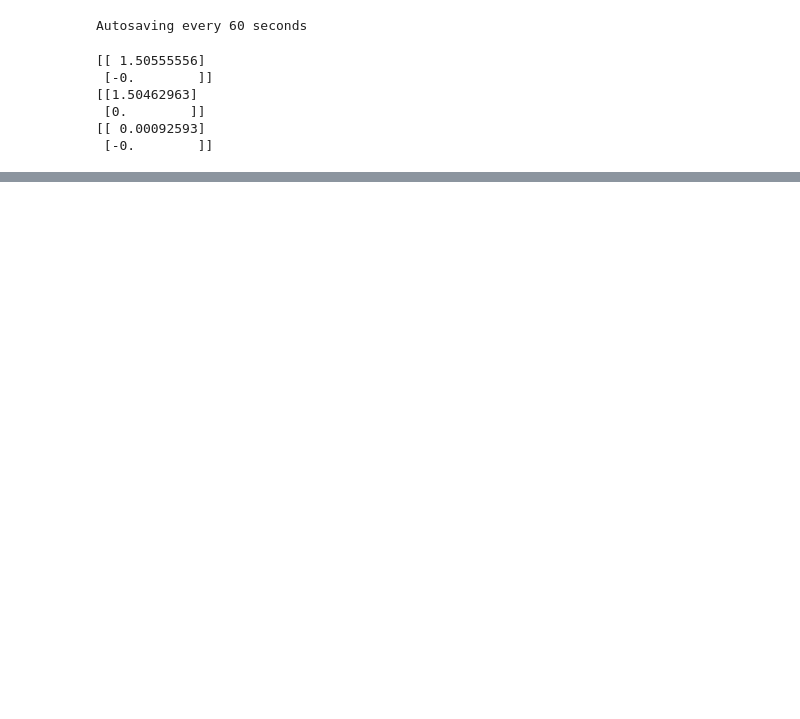
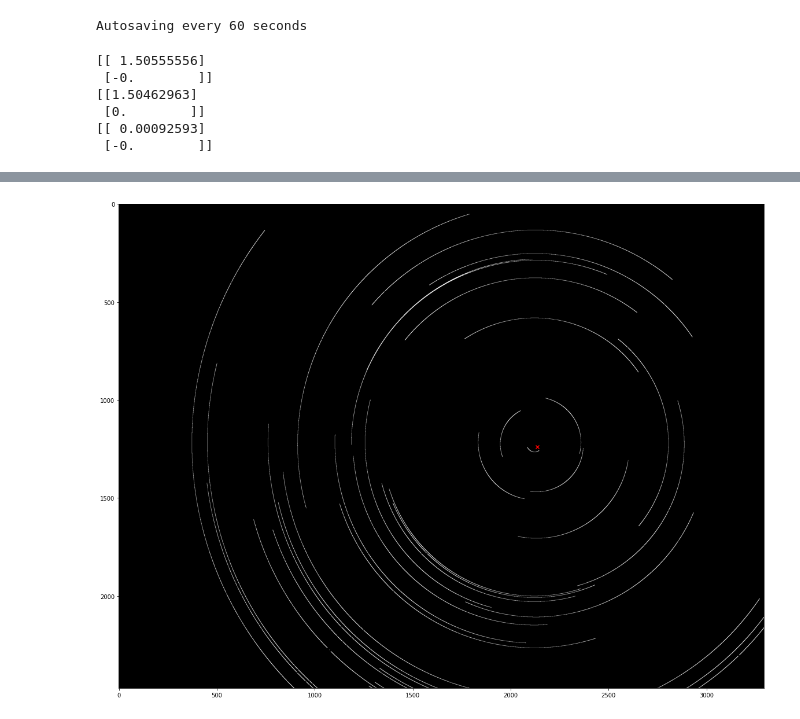
Before and after one commit to adriansh95/sitcom, a Jupyter notebook: starTracker/findBoresight/findBoresight.ipynb, the cells around one changed output, grey strips where cells are left out. Drawn from its saved outputs; the diff is of its cells as text; code cells hidden in the pictures; blank space fills up the shorter version.

Commit message:
added function to visualize image and boresight

```diff
--- a/starTracker/findBoresight/findBoresight.ipynb
+++ b/starTracker/findBoresight/findBoresight.ipynb
@@ -184,6 +184,20 @@ def calculate_drift_bias(configDict, **kwargs):
         results[iTrial] = naive_center - pcIdx
 
     return results
+
+def plot_arc_image(img, boresight=None, saveFig=False, figsDir='', figName='arc_image.png'):
+    fig, ax = plt.subplots(figsize=(20, 20))
+    ax.imshow(img, cmap='gray')#, interpolation='none')
+    x, y = xy_image_coord_transform(boresight, img, inverse=True)
+
+    if boresight is not None:
+        ax.scatter(x, y, marker='x', c='r')
+
+    if saveFig:
+        filename = os.path.join(figsDir, figName)
+        fig.savefig(filename)
+
+    plt.show()
 # %%
 # Instrument Specs
 focalLengths = [135, 375, 750]
@@ -289,0 +304,14 @@ print(biases)
+# %%
+arcImg, trueBoresight = make_arc_image(configDict, thetaInit=thetaInit, driftTime=driftTime)
+nTrials = 10
+boresights = np.zeros((nTrials, 2))
+
+for i in range(nTrials):
+    boresights[i] = find_boresight_naive(arcImg)
+
+boresight = boresights.mean(axis=0) - bias
+# %%
+bpxs = make_threshold_image(arcImg, configDict)
+plot_arc_image(bpxs, boresight=boresight)
+# %% [output]
+[figure, added]
```
Also changed, not shown: parts of 1 cell of this notebook.
